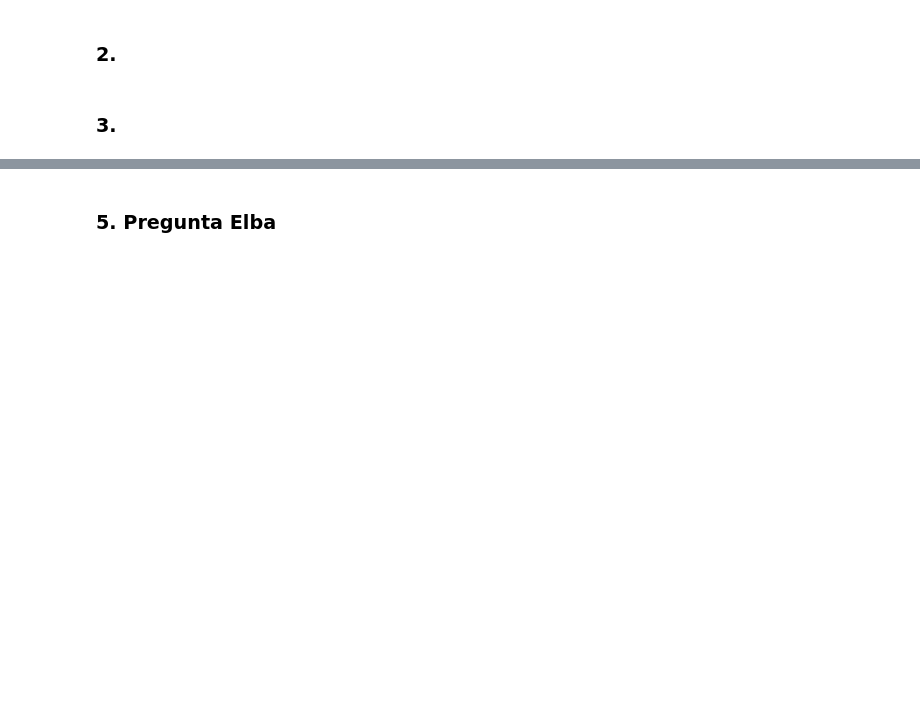
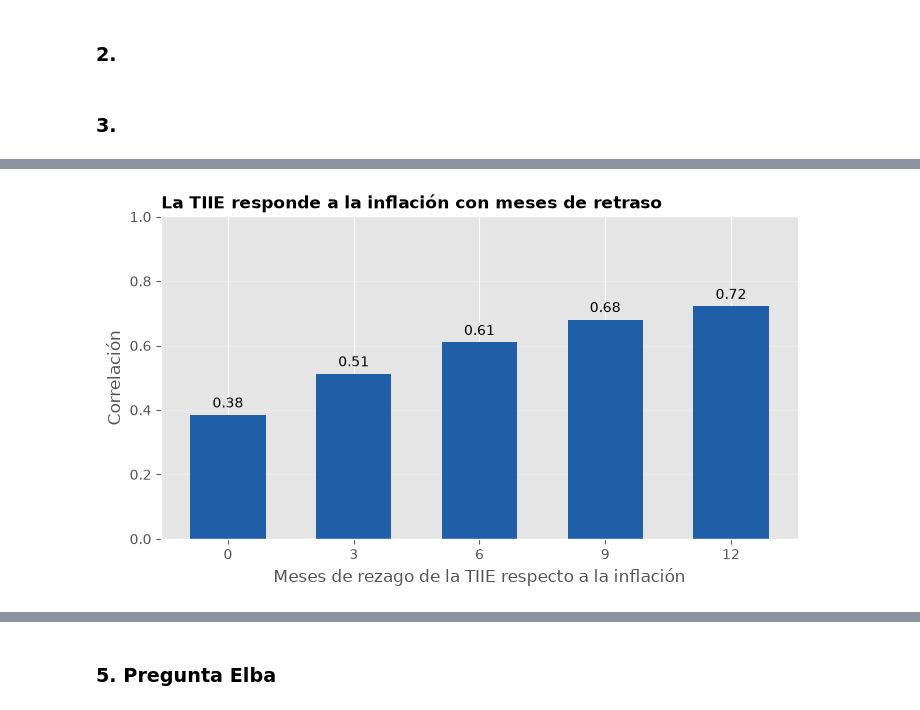
Before and after one commit to mauriciozimag/PyEconGDL, a Jupyter notebook: notebooks/reporte_de_proyecto.ipynb, the cells around one changed output, grey strips where cells are left out. Cells and saved outputs as stored; diff of their text form; code cells hidden in the pictures; blank space fills up the shorter version.

```diff
--- a/notebooks/reporte_de_proyecto.ipynb
+++ b/notebooks/reporte_de_proyecto.ipynb
@@ -43,0 +271,21 @@ PARQUET_PATH = Path("../data/processed/NOMBRE_DEL_ARCHIVO.parquet")  # TODO: cam
+# %%
+pdf = tasa_real.toPandas()
+anual = por_anio.toPandas()
+corr = rezagos_df.toPandas()
+
+n = len(pdf)
+neg = int(pdf["TASA_REAL_NEGATIVA"].sum())
+fila_min = pdf.loc[pdf["TASA_REAL"].idxmin()]
+fila_max = pdf.loc[pdf["TASA_REAL"].idxmax()]
+mejor = corr.loc[corr["CORRELACION"].idxmax()]
+corr0 = float(corr.loc[corr["REZAGO_MESES"] == 0, "CORRELACION"].iloc[0])
+
+print("INDICADOR 1 · Nivel de la tasa real")
+print(f"  Tasa real promedio: {pdf['TASA_REAL'].mean():.2f} pp ({pdf['CICLO'].iloc[0]} a {pdf['CICLO'].iloc[-1]})")
+print(f"  Meses con tasa real negativa: {neg} de {n} ({neg / n:.1%})")
+print(f"  Mínimo: {fila_min['TASA_REAL']:.2f} pp en {fila_min['CICLO']} (TIIE {fila_min['TIIE']:.2f}%, inflación {fila_min['INFLACION_ANUAL']:.2f}%)")
+print(f"  Máximo: {fila_max['TASA_REAL']:.2f} pp en {fila_max['CICLO']} (TIIE {fila_max['TIIE']:.2f}%, inflación {fila_max['INFLACION_ANUAL']:.2f}%)")
+print()
+print("INDICADOR 2 · Reacción de la TIIE a la inflación")
+print(f"  Correlación sin rezago: {corr0:.2f}")
+print(f"  Correlación más alta: {mejor['CORRELACION']:.2f} con TIIE {int(mejor['REZAGO_MESES'])} meses después")
@@ -43,0 +355,15 @@ PARQUET_PATH = Path("../data/processed/NOMBRE_DEL_ARCHIVO.parquet")  # TODO: cam
+# %%
+fig, ax = plt.subplots(figsize=(7, 4), constrained_layout=True)
+barras = ax.bar(corr["REZAGO_MESES"].astype(str), corr["CORRELACION"], color=AZUL, width=0.6)
+ax.bar_label(barras, fmt="%.2f", padding=3)
+ax.set_ylim(0, 1)
+ax.set_title("La TIIE responde a la inflación con meses de retraso", loc="left", fontsize=12, fontweight="bold")
+ax.set_xlabel("Meses de rezago de la TIIE respecto a la inflación")
+ax.set_ylabel("Correlación")
+ax.spines[["top", "right"]].set_visible(False)
+ax.grid(axis="y", alpha=0.25)
+
+fig.savefig("../docs/pregunta2/tiie_inflacion_rezagos.png", dpi=150)
+plt.show()
+# %% [output]
+[figure, added]
```
Also changed, not shown: parts of 20 cells of this notebook, 5 other files.
